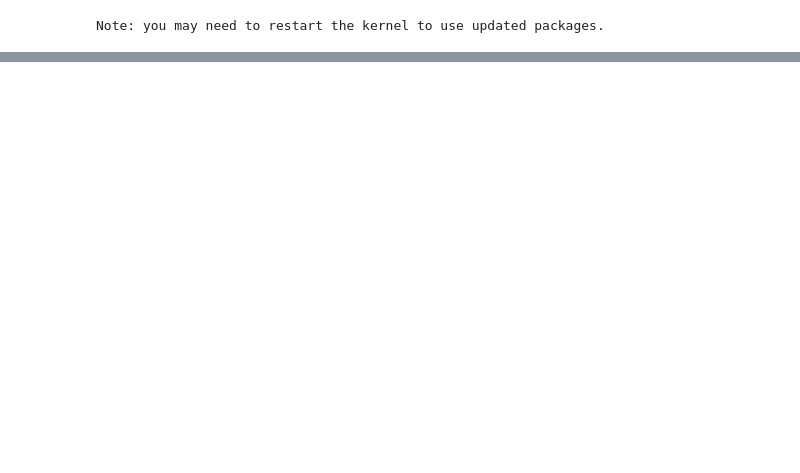
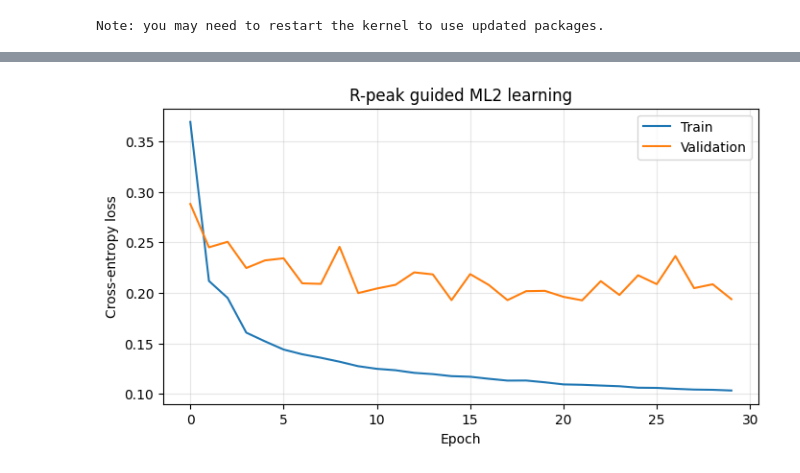
Before and after one commit to vrishank-na/PQRST_mapping, a Jupyter notebook: experimentalModel2.ipynb, the cells around one changed output, grey strips where cells are left out. Cells and saved outputs as stored; diff of their text form; code cells hidden in the pictures; blank space fills up the shorter version.

Commit message:
update architecture of r-centered model, update gitignore

```diff
--- a/experimentalModel2.ipynb
+++ b/experimentalModel2.ipynb
@@ -267,0 +209,27 @@ Input: R-centred ECG beat. Output: `[P onset − R, P offset − R, T onset −
+# %%
+def run_epoch(model, loader, train=False):
+    model.train(train)
+    total_loss = 0.0
+    with torch.set_grad_enabled(train):
+        for batch_ecg, batch_labels in loader:
+            batch_ecg, batch_labels = batch_ecg.to(device), batch_labels.to(device)
+            logits = model(batch_ecg).permute(0, 2, 1)
+            loss = criterion(logits, batch_labels)
+            if train:
+                optimizer.zero_grad()
+                loss.backward()
+                optimizer.step()
+            total_loss += loss.item()
+    return total_loss / len(loader)
+
+train_losses, val_losses = [], []
+best_val_loss, best_epoch = float('inf'), 0
+for epoch in range(NUM_EPOCHS):
+    train_loss = run_epoch(model, train_loader, train=True)
+    val_loss = run_epoch(model, val_loader, train=False)
+    train_losses.append(train_loss); val_losses.append(val_loss)
+    print(f'Epoch {epoch + 1:02d}/{NUM_EPOCHS}: train {train_loss:.4f}, val {val_loss:.4f}')
+    if val_loss < best_val_loss:
+        best_val_loss, best_epoch = val_loss, epoch + 1
+        torch.save(model.state_dict(), MODEL_SAVE_PATH)
+print(f'Best: epoch {best_epoch}, val loss {best_val_loss:.4f}; saved {MODEL_SAVE_PATH}')
@@ -267,0 +254,8 @@ Input: R-centred ECG beat. Output: `[P onset − R, P offset − R, T onset −
+# %%
+plt.figure(figsize=(8, 4))
+plt.plot(train_losses, label='Train')
+plt.plot(val_losses, label='Validation')
+plt.xlabel('Epoch'); plt.ylabel('Cross-entropy loss'); plt.title('R-peak guided ML2 learning')
+plt.grid(alpha=0.3); plt.legend(); plt.show()
+# %% [output]
+[figure, added]
```
Also changed, not shown: parts of 30 cells of this notebook, 3 other files.
